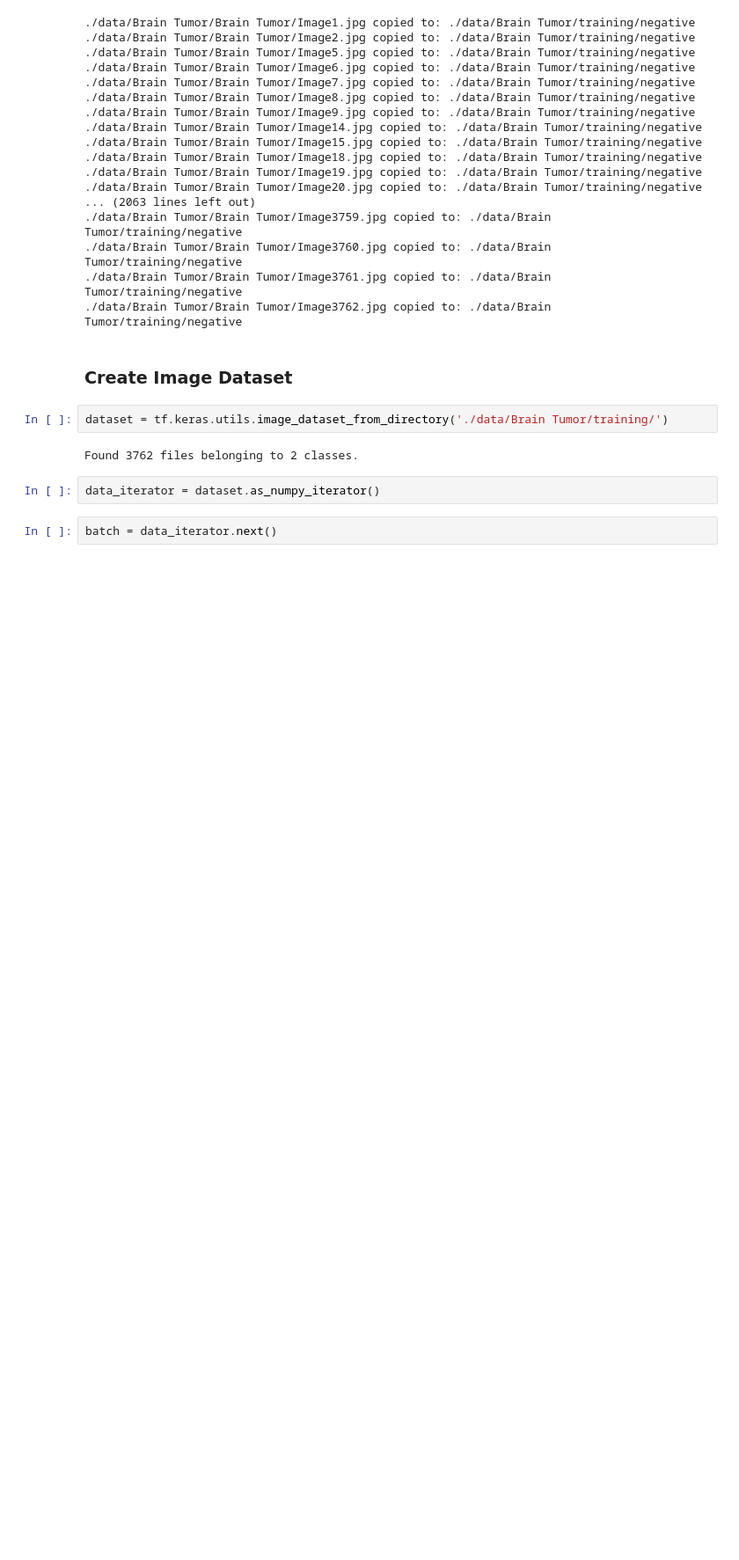
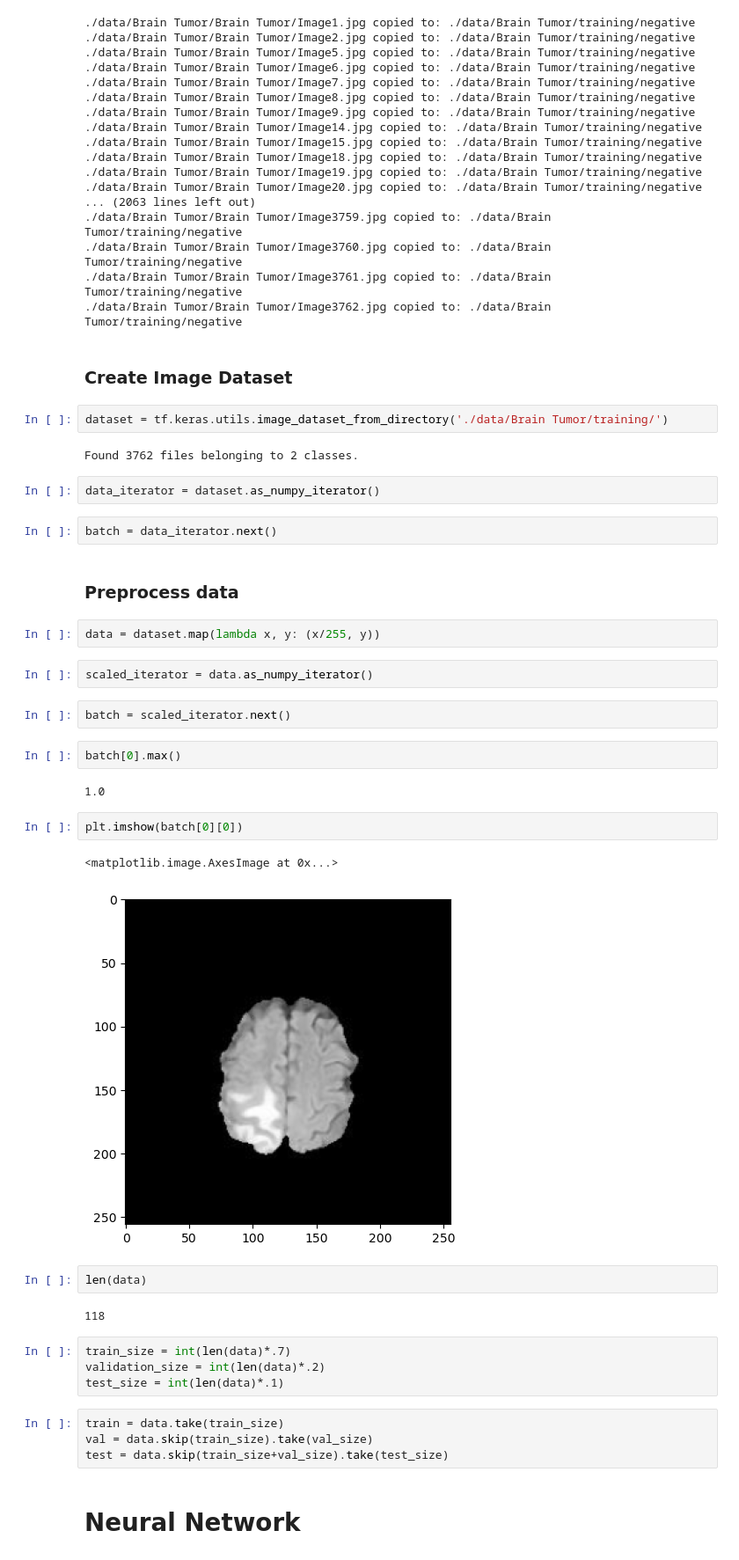
Before and after one commit to mikeyfennelly1/brainTumorClassifier, a Jupyter notebook: TumorClassifier.ipynb, the cells around one changed output. Shown: that part at 88% size. Drawn from its saved outputs; the diff is of its cells as text; blank space fills up the shorter version.

```diff
--- a/TumorClassifier.ipynb
+++ b/TumorClassifier.ipynb
@@ -139,3 +139,34 @@ Found 3762 files belonging to 2 classes.
 data_iterator = dataset.as_numpy_iterator()
 # %%
 batch = data_iterator.next()
+# %% [markdown]
+### Preprocess data
+# %%
+data = dataset.map(lambda x, y: (x/255, y))
+# %%
+scaled_iterator = data.as_numpy_iterator()
+# %%
+batch = scaled_iterator.next()
+# %%
+batch[0].max()
+# %% [output]
+1.0
+# %%
+plt.imshow(batch[0][0])
+# %% [output]
+<matplotlib.image.AxesImage at 0x...>
+[figure, added]
+# %%
+len(data)
+# %% [output]
+118
+# %%
+train_size = int(len(data)*.7)
+validation_size = int(len(data)*.2)
+test_size = int(len(data)*.1)
+# %%
+train = data.take(train_size)
+val = data.skip(train_size).take(val_size)
+test = data.skip(train_size+val_size).take(test_size)
+# %% [markdown]
+# Neural Network
```
Also changed, not shown: parts of 4 cells of this notebook.
